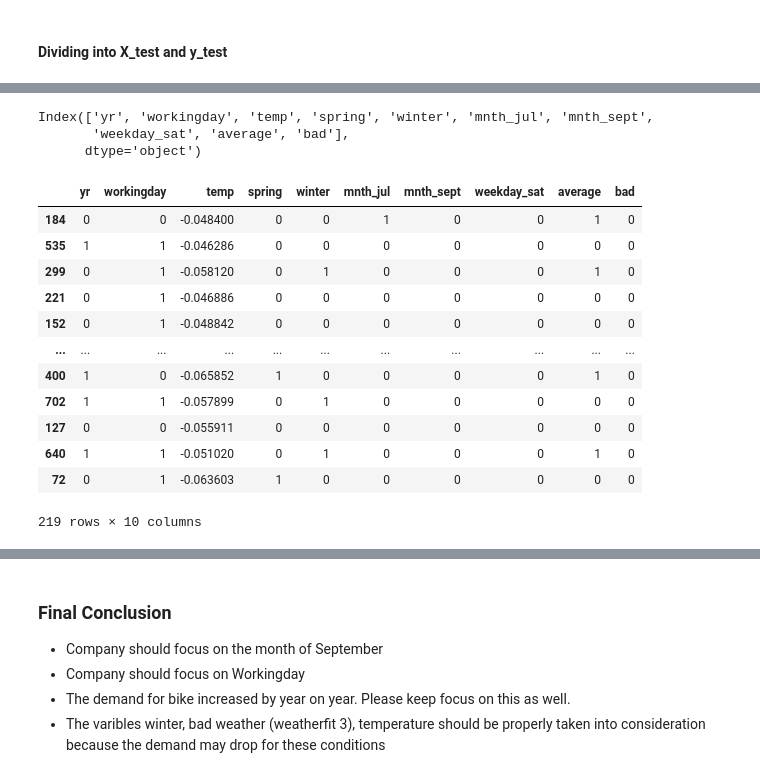
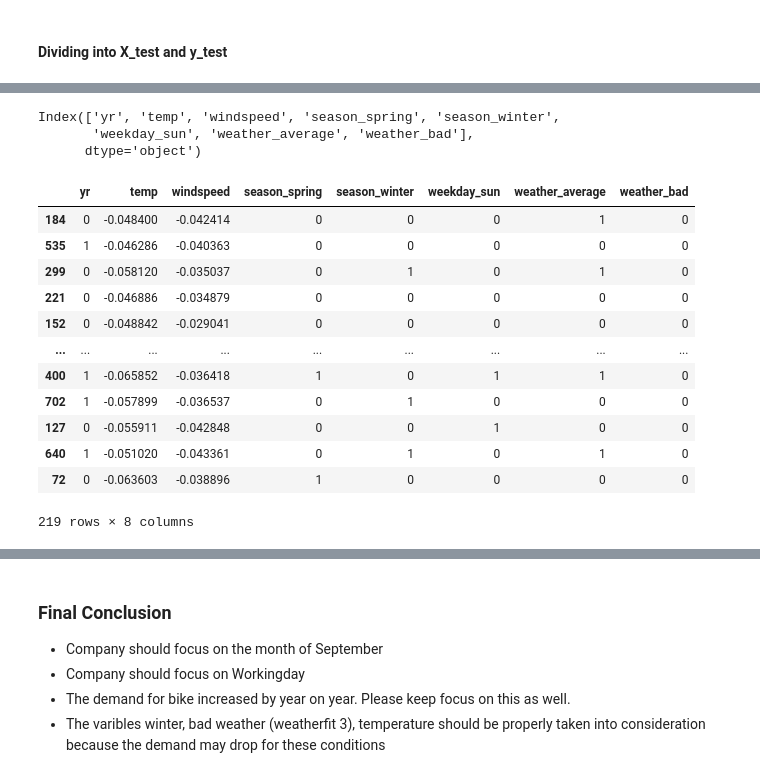
Before and after one commit to rohit2503/bikesharing, a Jupyter notebook: Bike Sharing Prediction.ipynb, the cells around one changed output, grey strips where cells are left out. Saved outputs shown, nothing was run; the diff lists cells and outputs as text; code cells hidden in the pictures.

```diff
--- a/Bike Sharing Prediction.ipynb
+++ b/Bike Sharing Prediction.ipynb
@@ -562,3 +582,0 @@ bike_share_df.head()
-# %%
-# 'cnt' is our target variable
-y = bike_share_df.pop('cnt')
@@ -583,4 +586,4 @@ X = bike_share_df
 
 # Train Test split into 70:30 ratio
 np.random.seed(0)
-X_train, X_test = train_test_split(bike_share_df, train_size=0.70, test_size=0.3, random_state=100)
+X_train, X_test = train_test_split(bike_share_df, train_size=0.7, test_size=0.3, random_state=100)
@@ -588,6 +611,4 @@ X_train, X_test = train_test_split(bike_share_df, train_size=0.70, test_size=0.3
 # X_test, y_train, y_test
 
 y_train = X_train.pop('cnt')
-
-y_test = X_test.pop('cnt')
 # %%
@@ -1233,4 +1436,4 @@ r2_score(y_train, y_train_count)
 # %%
-num_vars = ['temp', 'atemp', 'hum', 'windspeed', 'cnt']
+num_vars = ['atemp', 'temp', 'hum', 'windspeed', 'cnt']
 
 X_test[num_vars] = scaler.transform(X_test[num_vars])
@@ -1283,8 +1488,8 @@ memory usage: 18.6 KB
 # %%
 # Selecting all the columnns that are part of final model
 
-X_train_new_6.columns
+X_train_new_8.columns
 # %% [output]
-Index(['yr', 'workingday', 'temp', 'spring', 'winter', 'mnth_jul', 'mnth_sept',
-       'weekday_sat', 'average', 'bad'],
+Index(['yr', 'temp', 'windspeed', 'season_spring', 'season_winter',
+       'weekday_sun', 'weather_average', 'weather_bad'],
       dtype='object')
@@ -1291,22 +1498,22 @@ Index(['yr', 'workingday', 'temp', 'spring', 'winter', 'mnth_jul', 'mnth_sept',
 # %%
-test_cols = ['yr', 'workingday', 'temp', 'spring', 'winter', 'mnth_jul', 'mnth_sept',
-       'weekday_sat', 'average', 'bad']
+test_cols = ['yr', 'temp', 'windspeed', 'season_spring', 'season_winter',
+       'weekday_sun', 'weather_average', 'weather_bad']
 
 X_test[test_cols]
 # %% [output]
-|  | yr | workingday | temp | spring | winter | mnth_jul | mnth_sept | weekday_sat | average | bad |
-| 184 | 0 | 0 | -0.048400 | 0 | 0 | 1 | 0 | 0 | 1 | 0 |
-| 535 | 1 | 1 | -0.046286 | 0 | 0 | 0 | 0 | 0 | 0 | 0 |
-| 299 | 0 | 1 | -0.058120 | 0 | 1 | 0 | 0 | 0 | 1 | 0 |
-| 221 | 0 | 1 | -0.046886 | 0 | 0 | 0 | 0 | 0 | 0 | 0 |
-| 152 | 0 | 1 | -0.048842 | 0 | 0 | 0 | 0 | 0 | 0 | 0 |
-| ... | ... | ... | ... | ... | ... | ... | ... | ... | ... | ... |
-| 400 | 1 | 0 | -0.065852 | 1 | 0 | 0 | 0 | 0 | 1 | 0 |
-| 702 | 1 | 1 | -0.057899 | 0 | 1 | 0 | 0 | 0 | 0 | 0 |
-| 127 | 0 | 0 | -0.055911 | 0 | 0 | 0 | 0 | 0 | 0 | 0 |
-| 640 | 1 | 1 | -0.051020 | 0 | 1 | 0 | 0 | 0 | 1 | 0 |
-| 72 | 0 | 1 | -0.063603 | 1 | 0 | 0 | 0 | 0 | 0 | 0 |
+|  | yr | temp | windspeed | season_spring | season_winter | weekday_sun | weather_average | weather_bad |
+| 184 | 0 | -0.048400 | -0.042414 | 0 | 0 | 0 | 1 | 0 |
+| 535 | 1 | -0.046286 | -0.040363 | 0 | 0 | 0 | 0 | 0 |
+| 299 | 0 | -0.058120 | -0.035037 | 0 | 1 | 0 | 1 | 0 |
+| 221 | 0 | -0.046886 | -0.034879 | 0 | 0 | 0 | 0 | 0 |
+| 152 | 0 | -0.048842 | -0.029041 | 0 | 0 | 0 | 0 | 0 |
+| ... | ... | ... | ... | ... | ... | ... | ... | ... |
+| 400 | 1 | -0.065852 | -0.036418 | 1 | 0 | 1 | 1 | 0 |
+| 702 | 1 | -0.057899 | -0.036537 | 0 | 1 | 0 | 0 | 0 |
+| 127 | 0 | -0.055911 | -0.042848 | 0 | 0 | 1 | 0 | 0 |
+| 640 | 1 | -0.051020 | -0.043361 | 0 | 1 | 0 | 1 | 0 |
+| 72 | 0 | -0.063603 | -0.038896 | 1 | 0 | 0 | 0 | 0 |
-219 rows × 10 columns
+219 rows × 8 columns
 # %%
 X_test = X_test[test_cols]
 
```
Also changed, not shown: parts of 81 cells of this notebook.
